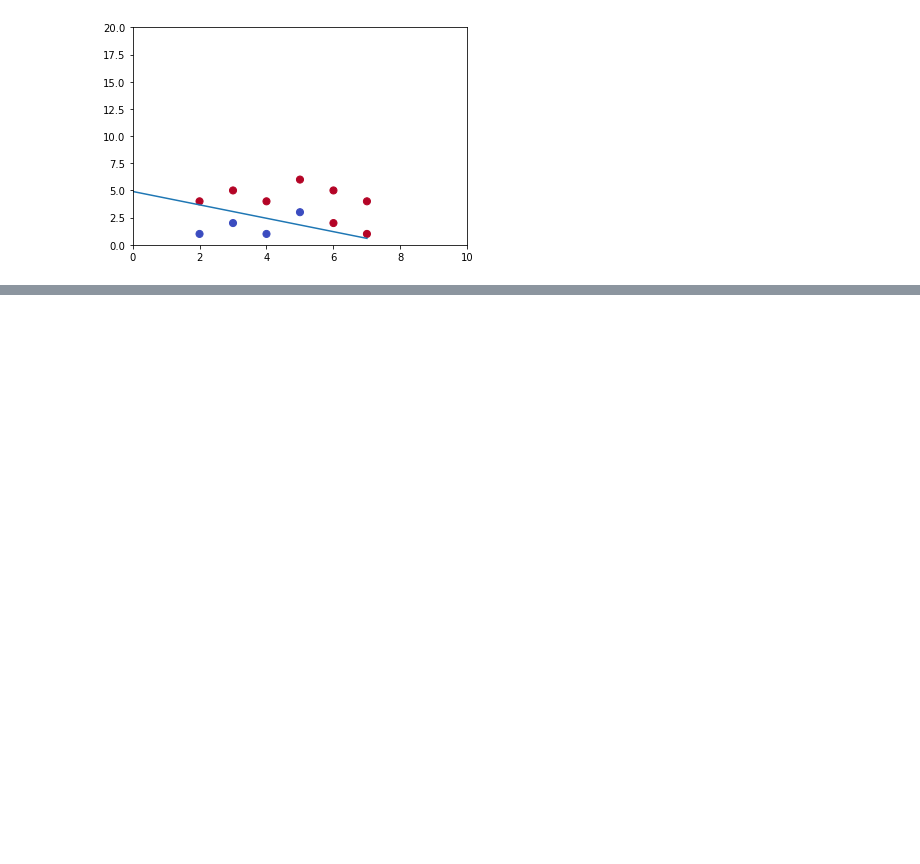
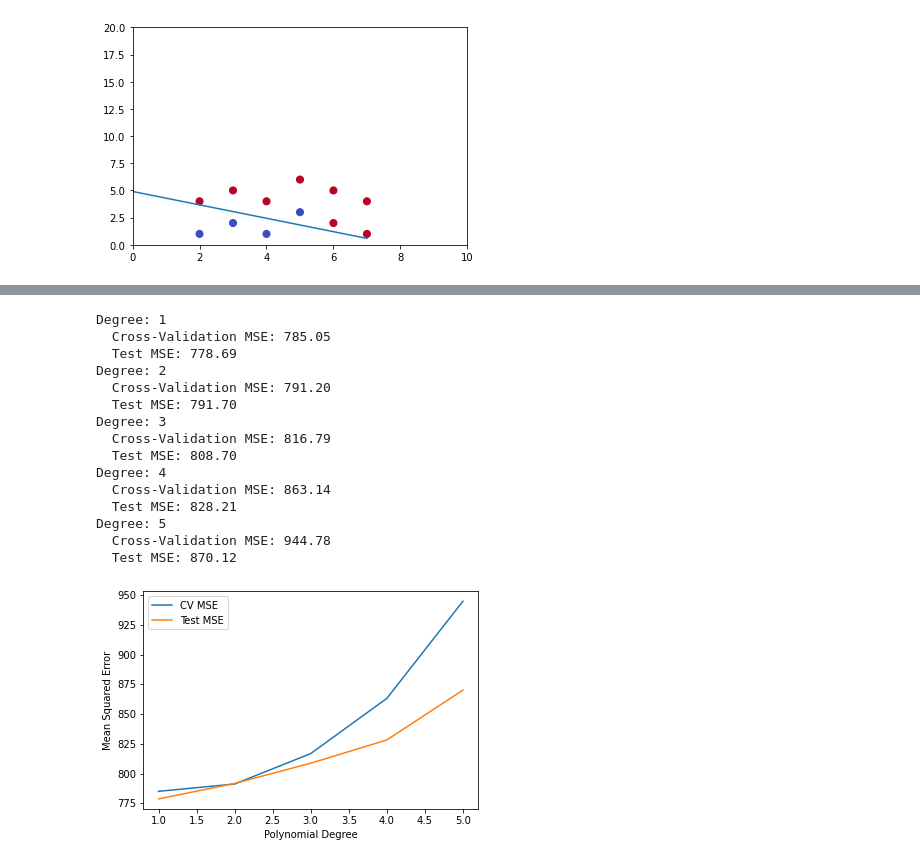
Before and after one commit to gaurav-karki2058/ML-Python, a Jupyter notebook: Linear_regression.ipynb, the cells around one changed output, grey strips where cells are left out. Saved outputs shown, nothing was run; the diff lists cells and outputs as text; code cells hidden in the pictures; blank space fills up the shorter version.

```diff
--- a/Linear_regression.ipynb
+++ b/Linear_regression.ipynb
@@ -375,0 +406,55 @@ from sklearn.linear_model import LogisticRegression
+# %%
+
+def train_linear_regression_sk(X,y,degree):
+    cv_train_test=[]
+    X_train,X_test,y_train,y_test=train_test_split(X,y,test_size=0.2,random_state=42)
+    for degree in range(1,degree+1):
+
+
+        poly=PolynomialFeatures(degree)
+        X_poly_train=poly.fit_transform(X_train)
+        X_poly_test=poly.fit_transform(X_test)
+        model=LinearRegression()
+
+        cv_scores = cross_val_score(model, X_poly_train, y_train, cv=5, scoring='neg_mean_squared_error')
+        avg_cv_score = -np.mean(cv_scores)
+
+        model.fit(X_poly_train,y_train)
+
+        y_predict=model.predict(X_poly_test)
+        test_mse=mean_squared_error(y_test,y_predict)
+        cv_train_test.append((avg_cv_score,test_mse))
+
+
+        print(f"Degree: {degree}")
+        print(f"  Cross-Validation MSE: {avg_cv_score:.2f}")
+        print(f"  Test MSE: {test_mse:.2f}")
+    return cv_train_test
+# %%
+def plot_cv(cv_train_test, degree):
+    plt.plot([i + 1 for i in range(degree)], [cv_train for (cv_train, cv_test) in cv_train_test])
+    plt.plot([i + 1 for i in range(degree)], [cv_test for (cv_train, cv_test) in cv_train_test])
+    plt.xlabel('Polynomial Degree')
+    plt.ylabel('Mean Squared Error')
+    plt.legend(['CV MSE', 'Test MSE'])
+    plt.show()
+# %%
+cv_train_test=train_linear_regression_sk(X,y,5)
+plot_cv(cv_train_test,5)
+# %% [output]
+Degree: 1
+  Cross-Validation MSE: 785.05
+  Test MSE: 778.69
+Degree: 2
+  Cross-Validation MSE: 791.20
+  Test MSE: 791.70
+Degree: 3
+  Cross-Validation MSE: 816.79
+  Test MSE: 808.70
+Degree: 4
+  Cross-Validation MSE: 863.14
+  Test MSE: 828.21
+Degree: 5
+  Cross-Validation MSE: 944.78
+  Test MSE: 870.12
+[figure, added]
```
Also changed, not shown: parts of 18 cells of this notebook, 1 other file.
